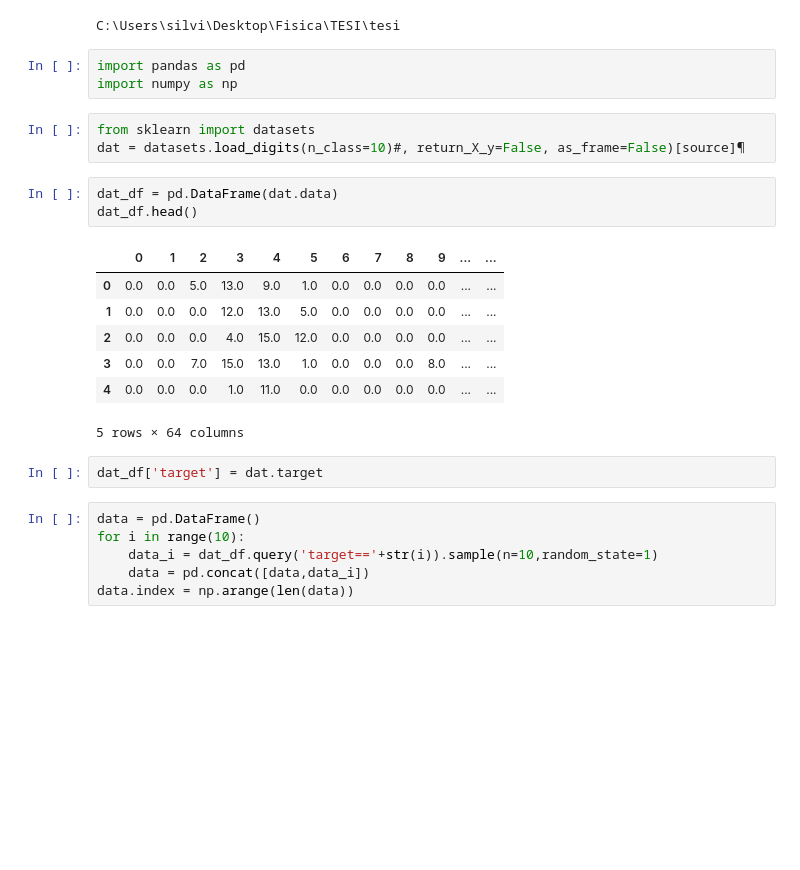
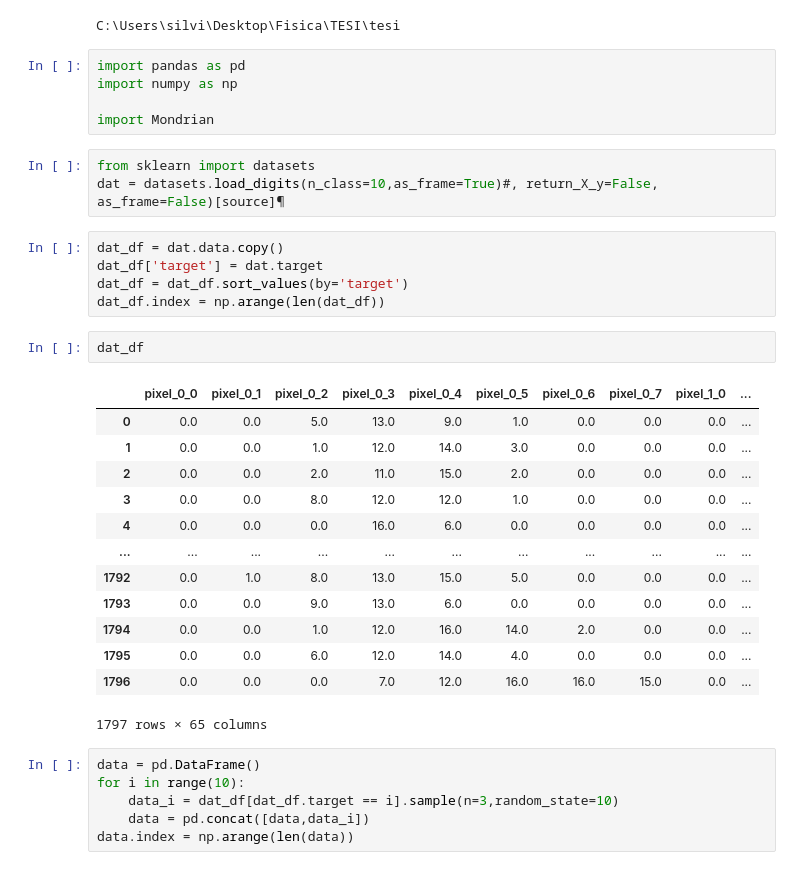
Before and after one commit to SilviaMariaMacri/Unsupervised-Mondrian-Forest, a Jupyter notebook: example/digits.ipynb, the cells around one changed output. Cells and saved outputs as stored; diff of their text form; blank space fills up the shorter version.

```diff
--- a/example/digits.ipynb
+++ b/example/digits.ipynb
@@ -5,26 +5,36 @@ C:\Users\silvi\Desktop\Fisica\TESI\tesi
 # %%
 import pandas as pd
 import numpy as np
+
+import Mondrian
 # %%
 from sklearn import datasets
-dat = datasets.load_digits(n_class=10)#, return_X_y=False, as_frame=False)[source]¶
+dat = datasets.load_digits(n_class=10,as_frame=True)#, return_X_y=False, as_frame=False)[source]¶
+# %%
+dat_df = dat.data.copy()
+dat_df['target'] = dat.target
+dat_df = dat_df.sort_values(by='target')
+dat_df.index = np.arange(len(dat_df))
 # %%
-dat_df = pd.DataFrame(dat.data)
-dat_df.head()
+dat_df
 # %% [output]
-|  | 0 | 1 | 2 | 3 | 4 | 5 | 6 | 7 | 8 | 9 | ... | ... |
-| 0 | 0.0 | 0.0 | 5.0 | 13.0 | 9.0 | 1.0 | 0.0 | 0.0 | 0.0 | 0.0 | ... | ... |
-| 1 | 0.0 | 0.0 | 0.0 | 12.0 | 13.0 | 5.0 | 0.0 | 0.0 | 0.0 | 0.0 | ... | ... |
-| 2 | 0.0 | 0.0 | 0.0 | 4.0 | 15.0 | 12.0 | 0.0 | 0.0 | 0.0 | 0.0 | ... | ... |
-| 3 | 0.0 | 0.0 | 7.0 | 15.0 | 13.0 | 1.0 | 0.0 | 0.0 | 0.0 | 8.0 | ... | ... |
-| 4 | 0.0 | 0.0 | 0.0 | 1.0 | 11.0 | 0.0 | 0.0 | 0.0 | 0.0 | 0.0 | ... | ... |
+|  | pixel_0_0 | pixel_0_1 | pixel_0_2 | pixel_0_3 | pixel_0_4 | pixel_0_5 | pixel_0_6 | pixel_0_7 | pixel_1_0 | ... |
+| 0 | 0.0 | 0.0 | 5.0 | 13.0 | 9.0 | 1.0 | 0.0 | 0.0 | 0.0 | ... |
+| 1 | 0.0 | 0.0 | 1.0 | 12.0 | 14.0 | 3.0 | 0.0 | 0.0 | 0.0 | ... |
+| 2 | 0.0 | 0.0 | 2.0 | 11.0 | 15.0 | 2.0 | 0.0 | 0.0 | 0.0 | ... |
+| 3 | 0.0 | 0.0 | 8.0 | 12.0 | 12.0 | 1.0 | 0.0 | 0.0 | 0.0 | ... |
+| 4 | 0.0 | 0.0 | 0.0 | 16.0 | 6.0 | 0.0 | 0.0 | 0.0 | 0.0 | ... |
+| ... | ... | ... | ... | ... | ... | ... | ... | ... | ... | ... |
+| 1792 | 0.0 | 1.0 | 8.0 | 13.0 | 15.0 | 5.0 | 0.0 | 0.0 | 0.0 | ... |
+| 1793 | 0.0 | 0.0 | 9.0 | 13.0 | 6.0 | 0.0 | 0.0 | 0.0 | 0.0 | ... |
+| 1794 | 0.0 | 0.0 | 1.0 | 12.0 | 16.0 | 14.0 | 2.0 | 0.0 | 0.0 | ... |
+| 1795 | 0.0 | 0.0 | 6.0 | 12.0 | 14.0 | 4.0 | 0.0 | 0.0 | 0.0 | ... |
+| 1796 | 0.0 | 0.0 | 0.0 | 7.0 | 12.0 | 16.0 | 16.0 | 15.0 | 0.0 | ... |
-5 rows × 64 columns
+1797 rows × 65 columns
-# %%
-dat_df['target'] = dat.target
 # %%
 data = pd.DataFrame()
 for i in range(10):
-    data_i = dat_df.query('target=='+str(i)).sample(n=10,random_state=1)
+    data_i = dat_df[dat_df.target == i].sample(n=3,random_state=10)
     data = pd.concat([data,data_i])
 data.index = np.arange(len(data))
 # %%
```
Also changed, not shown: parts of 19 cells of this notebook, 7 other files.
